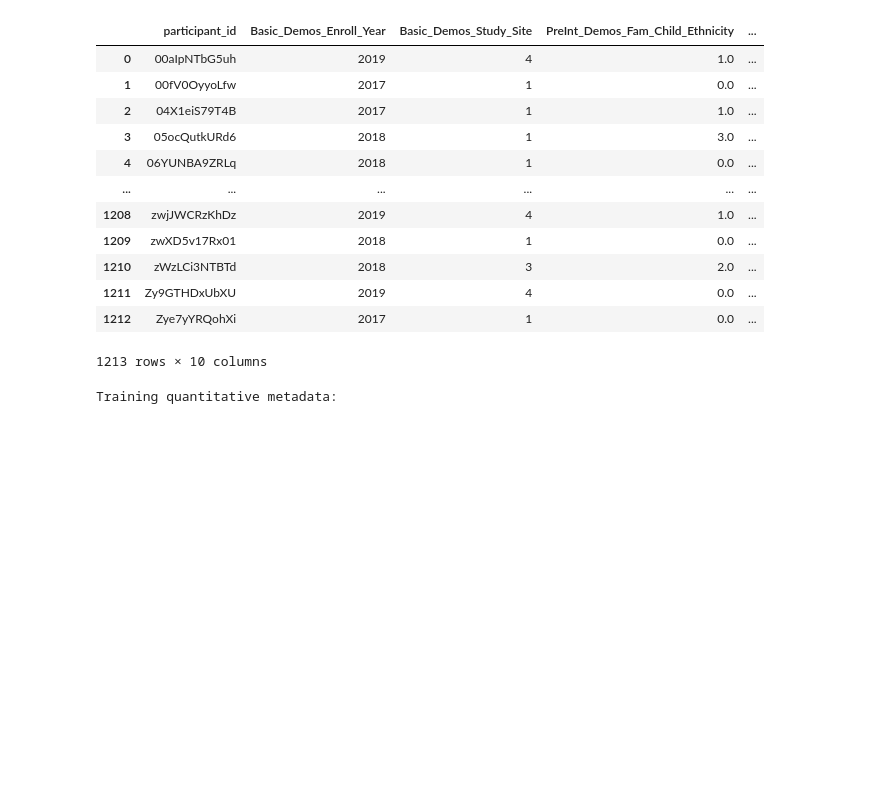
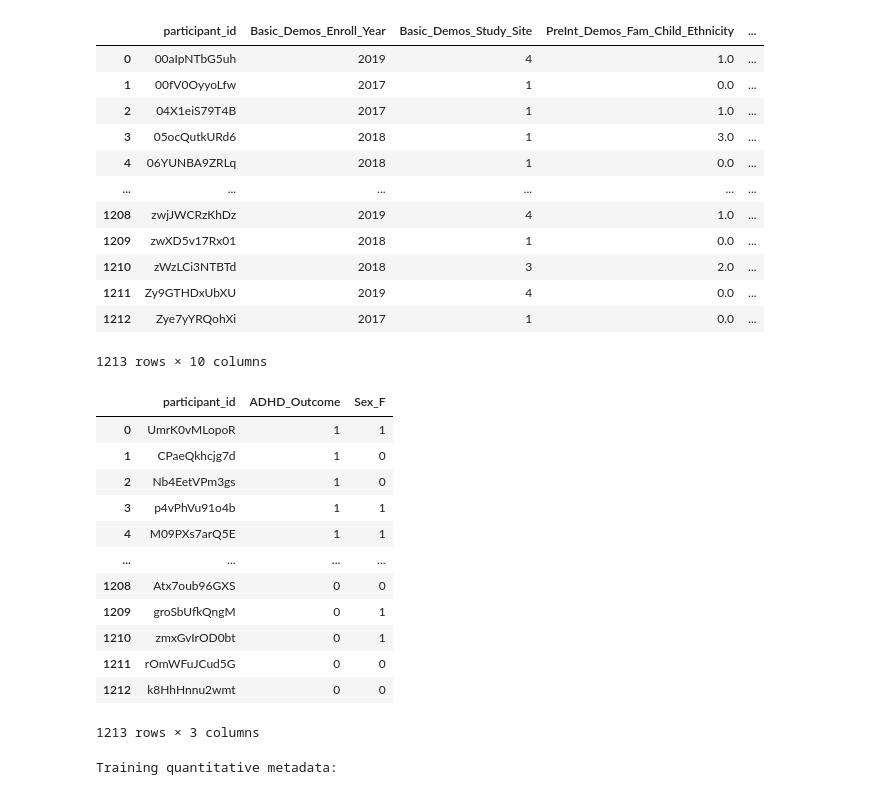
Before and after one commit to wendycarv/adhdDiagnosis, a Jupyter notebook: notebook.ipynb, the cells around one changed output. Cells and saved outputs as stored; diff of their text form; code cells hidden in the pictures; blank space fills up the shorter version.

```diff
--- a/notebook.ipynb
+++ b/notebook.ipynb
@@ -81,6 +78,22 @@ Training categorical metadata:
 | 1211 | Zy9GTHDxUbXU | 2019 | 4 | 0.0 | ... |
 | 1212 | Zye7yYRQohXi | 2017 | 1 | 0.0 | ... |
 1213 rows × 10 columns
+# %%
+solutions_df
+# %% [output]
+|  | participant_id | ADHD_Outcome | Sex_F |
+| 0 | UmrK0vMLopoR | 1 | 1 |
+| 1 | CPaeQkhcjg7d | 1 | 0 |
+| 2 | Nb4EetVPm3gs | 1 | 0 |
+| 3 | p4vPhVu91o4b | 1 | 1 |
+| 4 | M09PXs7arQ5E | 1 | 1 |
+| ... | ... | ... | ... |
+| 1208 | Atx7oub96GXS | 0 | 0 |
+| 1209 | groSbUfkQngM | 0 | 1 |
+| 1210 | zmxGvIrOD0bt | 0 | 1 |
+| 1211 | rOmWFuJCud5G | 0 | 0 |
+| 1212 | k8HhHnnu2wmt | 0 | 0 |
+1213 rows × 3 columns
 # %%
 print("Training quantitative metadata:\n")
 quantitative_df
```
Also changed, not shown: parts of 7 cells of this notebook.
